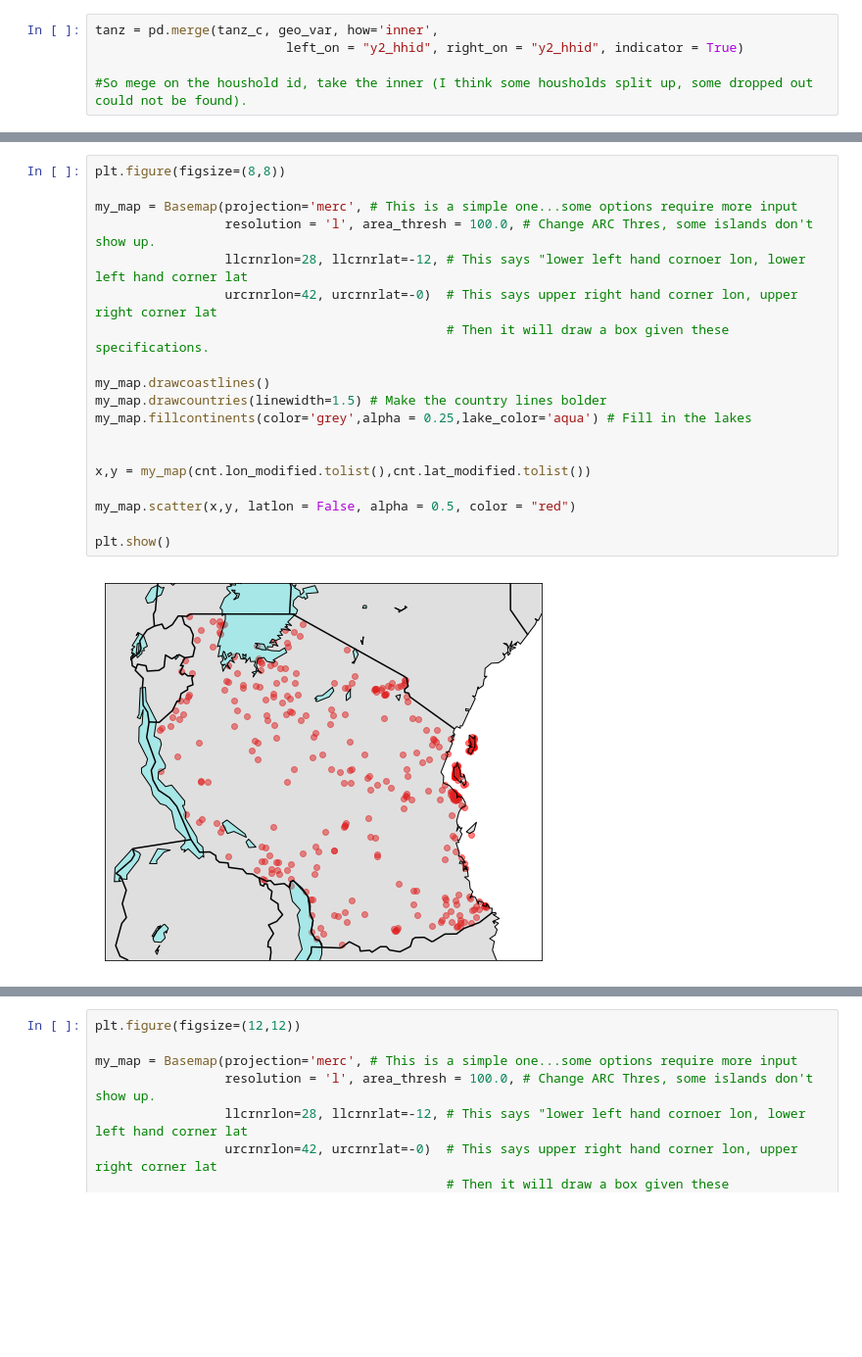
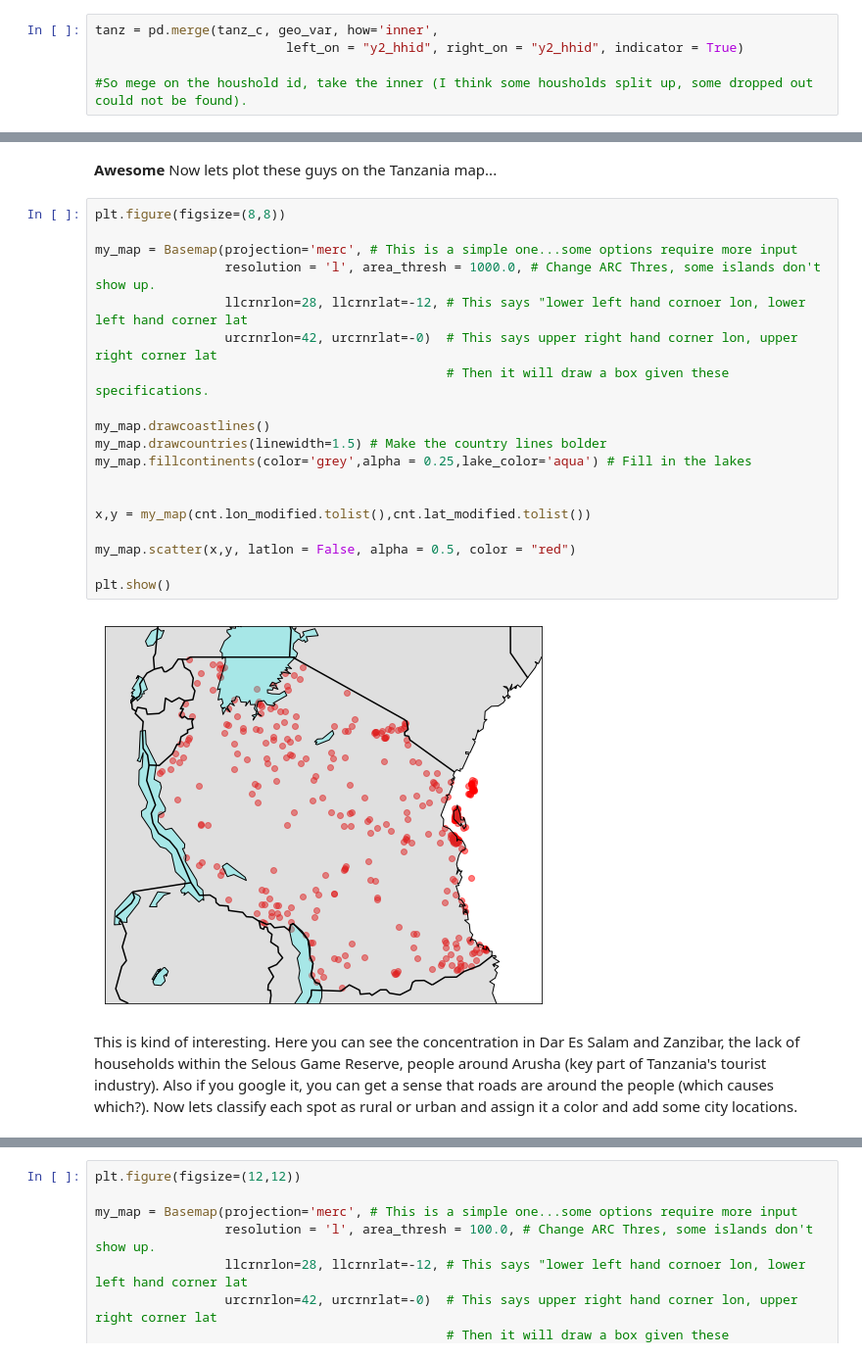
Before and after one commit to mwaugh0328/Data_Bootcamp_Fall_2017, a Jupyter notebook: data_bootcamp_1204/base_map.ipynb, the cells around one changed output, grey strips where cells are left out. Shown at 98% size. Cells and saved outputs as stored; diff of their text form; blank space fills up the shorter version.

```diff
--- a/data_bootcamp_1204/base_map.ipynb
+++ b/data_bootcamp_1204/base_map.ipynb
@@ -324,24 +334,28 @@ cnt.head(100)
+# %% [markdown]
+**Awesome** Now lets plot these guys on the Tanzania map...
 # %%
 plt.figure(figsize=(8,8))
 
 my_map = Basemap(projection='merc', # This is a simple one...some options require more input
-                 resolution = 'l', area_thresh = 100.0, # Change ARC Thres, some islands don't show up.
+                 resolution = 'l', area_thresh = 1000.0, # Change ARC Thres, some islands don't show up.
                  llcrnrlon=28, llcrnrlat=-12, # This says "lower left hand cornoer lon, lower left hand corner lat
                  urcrnrlon=42, urcrnrlat=-0)  # This says upper right hand corner lon, upper right corner lat
                                               # Then it will draw a box given these specifications.
 
 my_map.drawcoastlines()
 my_map.drawcountries(linewidth=1.5) # Make the country lines bolder
 my_map.fillcontinents(color='grey',alpha = 0.25,lake_color='aqua') # Fill in the lakes
 
 
 x,y = my_map(cnt.lon_modified.tolist(),cnt.lat_modified.tolist())
 
 my_map.scatter(x,y, latlon = False, alpha = 0.5, color = "red")
 
 plt.show()
 # %% [output]
-[figure, old version]
+[figure, new version]
+# %% [markdown]
+This is kind of interesting. Here you can see the concentration in Dar Es Salam and Zanzibar, the lack of households within the Selous Game Reserve, people around Arusha (key part of Tanzania's tourist industry). Also if you google it, you can get a sense that roads are around the people (which causes which?). Now lets classify each spot as rural or urban and assign it a color and add some city locations.
 # %%
 plt.figure(figsize=(12,12))
 
```
Also changed, not shown: parts of 15 cells of this notebook.
